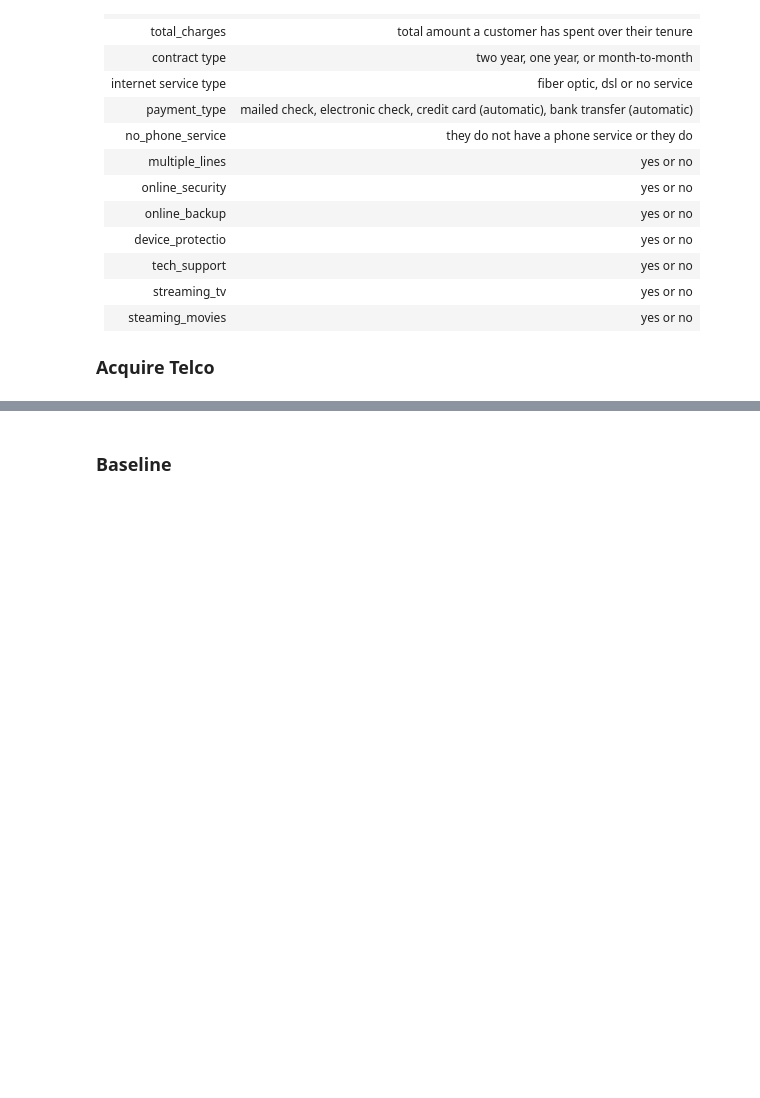
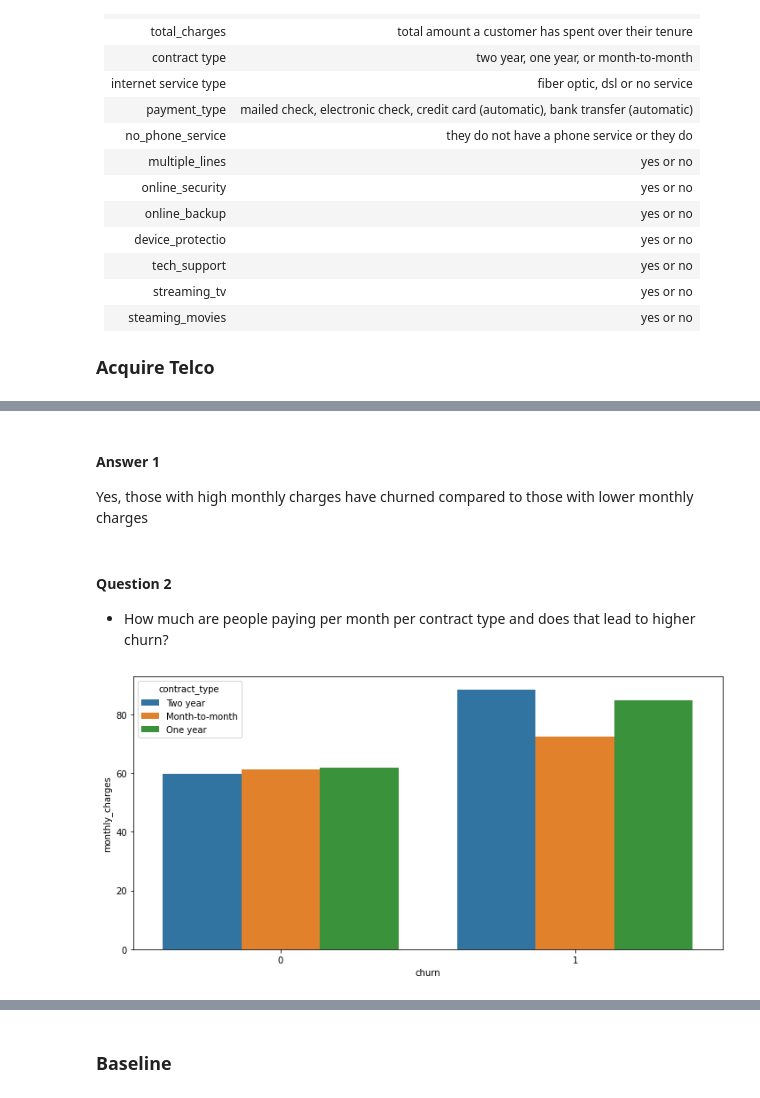
Before and after one commit to scottschmidl/telco_churn_project, a Jupyter notebook: report.ipynb, the cells around one changed output, grey strips where cells are left out. Saved outputs shown, nothing was run; the diff lists cells and outputs as text; code cells hidden in the pictures; blank space fills up the shorter version.

```diff
--- a/report.ipynb
+++ b/report.ipynb
@@ -151,0 +171,16 @@ pd.options.display.max_columns = 30
+# %% [markdown]
+#### Answer 1
+Yes, those with high monthly charges have churned compared to those with lower monthly charges
+# %% [markdown]
+#### Question 2
+- How much are people paying per month per contract type and does that lead to higher churn?
+# %%
+# Import scipy.stats for statistical modeling
+from scipy import stats
+_ = plt.figure(figsize=(10, 5))
+sns.barplot(x="churn", y="monthly_charges", data=train, hue="contract_type", ci=None)
+plt.tight_layout();
+m2m = pd.DataFrame([[1192, 159], [1607, 2130]], index=["churn", "no_churn"], columns=["m2m", "not_m2m"])
+m2m_t, m2m2_p, m2m_dof, m2m_expected = stats.chi2_contingency(m2m)
+# %% [output]
+[figure, added]
```
Also changed, not shown: parts of 21 cells of this notebook, 2 other files.
